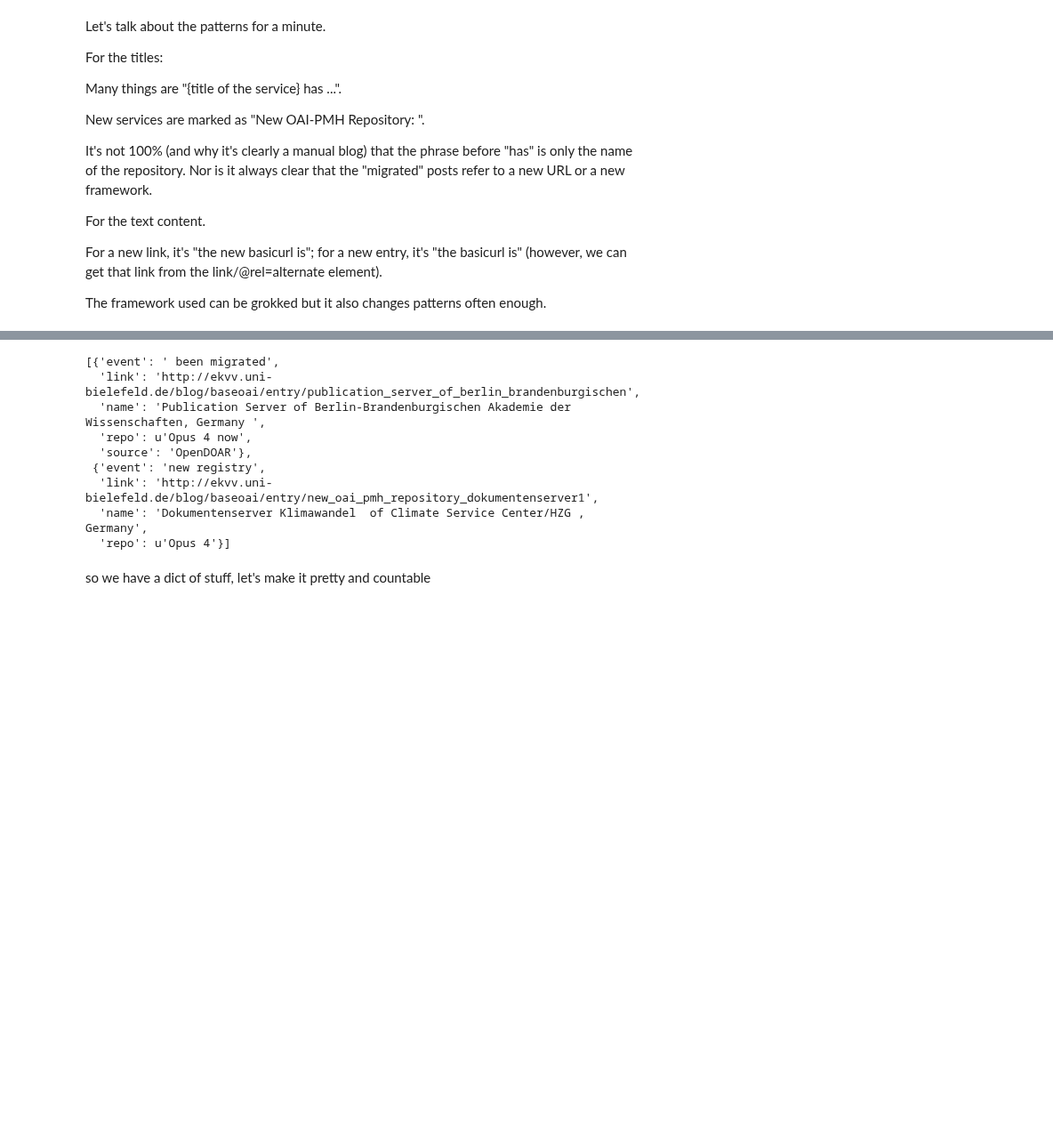
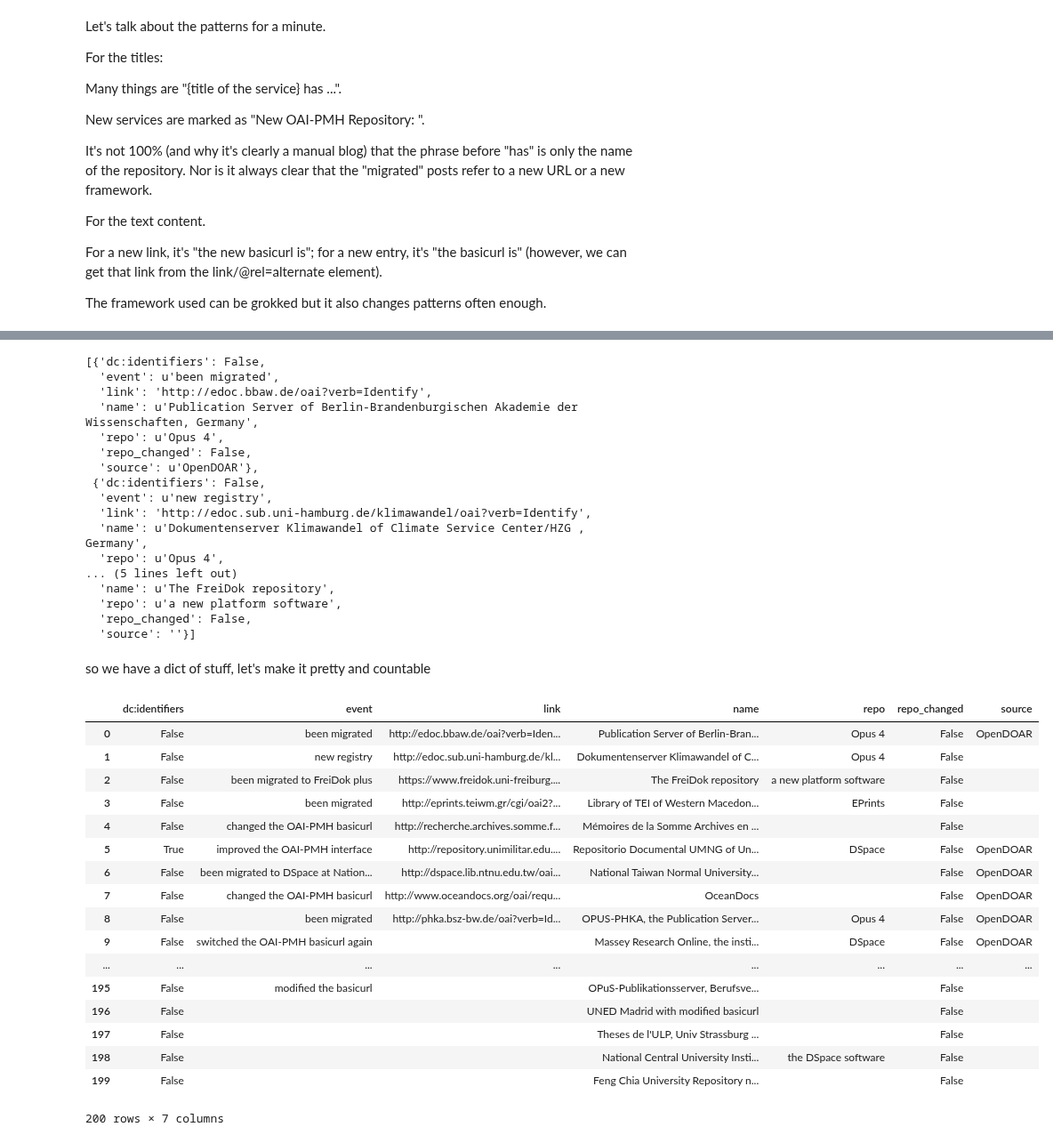
Before and after one commit to b-cube/semantics-preprocessing, a Jupyter notebook: notebooks/OAI-PMH Blog EDA.ipynb, the cells around one changed output, grey strips where cells are left out. Shown at 89% size. Drawn from its saved outputs; the diff is of its cells as text; code cells hidden in the pictures; blank space fills up the shorter version.

Commit message:
this is not great eda
so clearly there’s an issue with extracting the urls (probably with
correctly identifying the line in the block and this is *not* clean
stuff).

```diff
--- a/notebooks/OAI-PMH Blog EDA.ipynb
+++ b/notebooks/OAI-PMH Blog EDA.ipynb
@@ -142,14 +192,22 @@ for entry in entries[:2]:
 # %%
-oais
+oais[:3]
 # %% [output]
-[{'event': ' been migrated',
-  'link': 'http://ekvv.uni-bielefeld.de/blog/baseoai/entry/publication_server_of_berlin_brandenburgischen',
-  'name': 'Publication Server of Berlin-Brandenburgischen Akademie der Wissenschaften, Germany ',
-  'repo': u'Opus 4 now',
-  'source': 'OpenDOAR'},
- {'event': 'new registry',
-  'link': 'http://ekvv.uni-bielefeld.de/blog/baseoai/entry/new_oai_pmh_repository_dokumentenserver1',
-  'name': 'Dokumentenserver Klimawandel  of Climate Service Center/HZG , Germany',
-  'repo': u'Opus 4'}]
+[{'dc:identifiers': False,
+  'event': u'been migrated',
+  'link': 'http://edoc.bbaw.de/oai?verb=Identify',
+  'name': u'Publication Server of Berlin-Brandenburgischen Akademie der Wissenschaften, Germany',
+  'repo': u'Opus 4',
+  'repo_changed': False,
+  'source': u'OpenDOAR'},
+ {'dc:identifiers': False,
+  'event': u'new registry',
+  'link': 'http://edoc.sub.uni-hamburg.de/klimawandel/oai?verb=Identify',
+  'name': u'Dokumentenserver Klimawandel of Climate Service Center/HZG , Germany',
+  'repo': u'Opus 4',
+... (5 lines left out)
+  'name': u'The FreiDok repository',
+  'repo': u'a new platform software',
+  'repo_changed': False,
+  'source': ''}]
 # %% [markdown]
 so we have a dict of stuff, let's make it pretty and countable
@@ -157,0 +214,25 @@ so we have a dict of stuff, let's make it pretty and countable
+# %%
+# in pandas
+import pandas as pd
+
+df = pd.DataFrame(oais)
+df
+# %% [output]
+|  | dc:identifiers | event | link | name | repo | repo_changed | source |
+| 0 | False | been migrated | http://edoc.bbaw.de/oai?verb=Iden... | Publication Server of Berlin-Bran... | Opus 4 | False | OpenDOAR |
+| 1 | False | new registry | http://edoc.sub.uni-hamburg.de/kl... | Dokumentenserver Klimawandel of C... | Opus 4 | False |  |
+| 2 | False | been migrated to FreiDok plus | https://www.freidok.uni-freiburg.... | The FreiDok repository | a new platform software | False |  |
+| 3 | False | been migrated | http://eprints.teiwm.gr/cgi/oai2?... | Library of ΤΕΙ of Western Macedon... | EPrints | False |  |
+| 4 | False | changed the OAI-PMH basicurl | http://recherche.archives.somme.f... | Mémoires de la Somme Archives en ... |  | False |  |
+| 5 | True | improved the OAI-PMH interface | http://repository.unimilitar.edu.... | Repositorio Documental UMNG of Un... | DSpace | False | OpenDOAR |
+| 6 | False | been migrated to DSpace at Nation... | http://dspace.lib.ntnu.edu.tw/oai... | National Taiwan Normal University... |  | False | OpenDOAR |
+| 7 | False | changed the OAI-PMH basicurl | http://www.oceandocs.org/oai/requ... | OceanDocs |  | False | OpenDOAR |
+| 8 | False | been migrated | http://phka.bsz-bw.de/oai?verb=Id... | OPUS-PHKA, the Publication Server... | Opus 4 | False | OpenDOAR |
+| 9 | False | switched the OAI-PMH basicurl again |  | Massey Research Online, the insti... | DSpace | False | OpenDOAR |
+| ... | ... | ... | ... | ... | ... | ... | ... |
+| 195 | False | modified the basicurl |  | OPuS-Publikationsserver, Berufsve... |  | False |  |
+| 196 | False |  |  | UNED Madrid with modified basicurl |  | False |  |
+| 197 | False |  |  | Theses de l'ULP, Univ Strassburg ... |  | False |  |
+| 198 | False |  |  | National Central University Insti... | the DSpace software | False |  |
+| 199 | False |  |  | Feng Chia University Repository n... |  | False |  |
+200 rows × 7 columns
```
Also changed, not shown: parts of 5 cells of this notebook.
